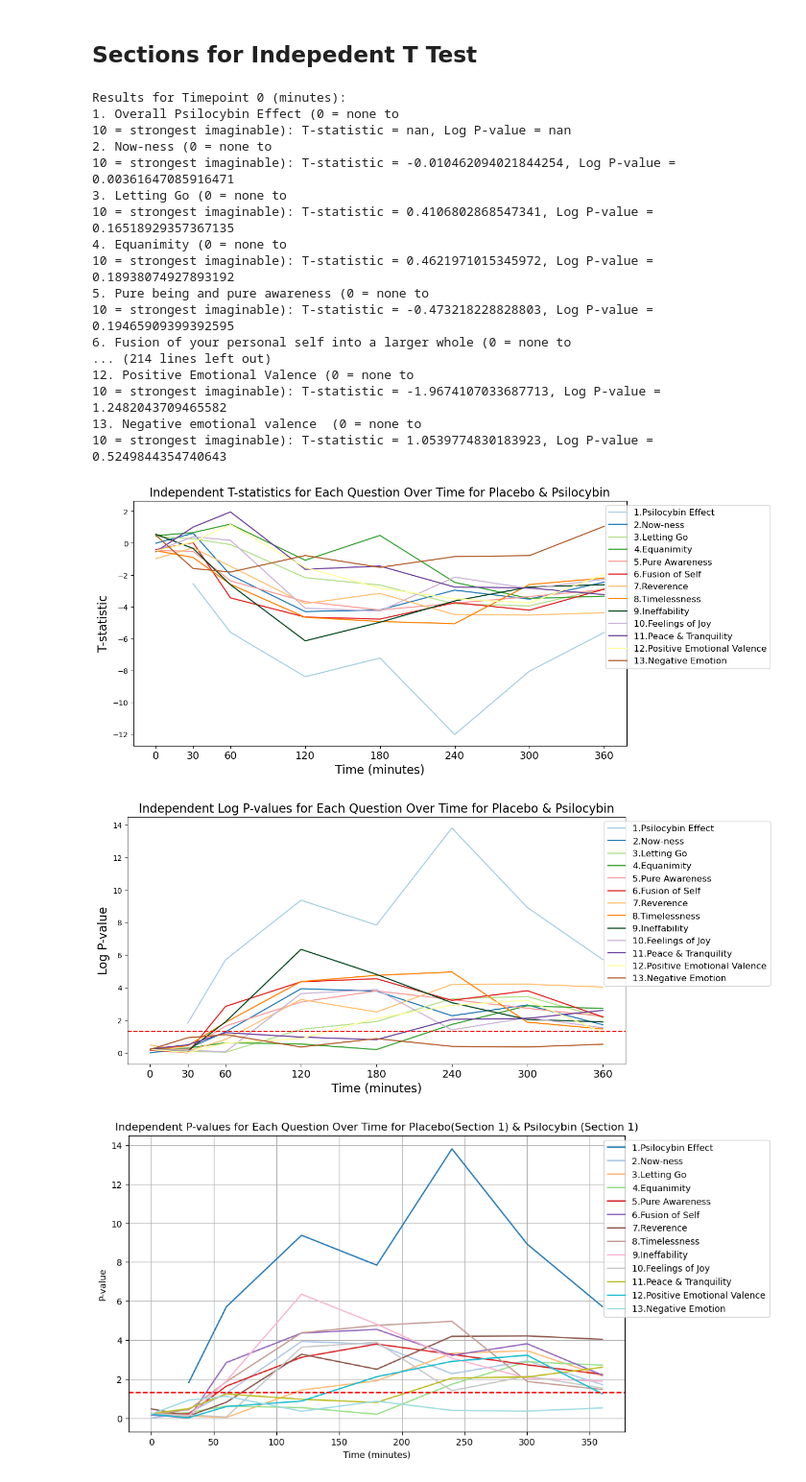
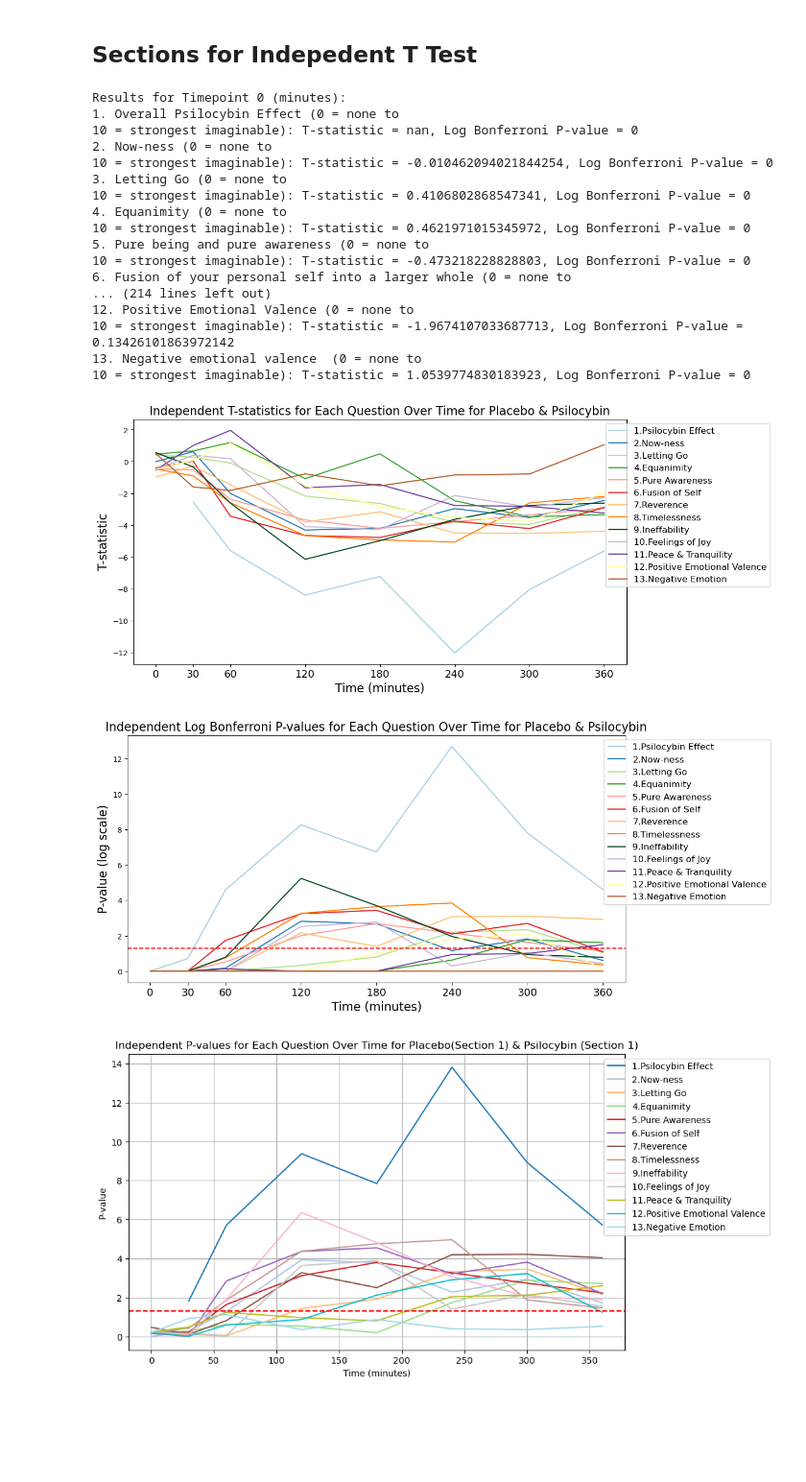
Before and after one commit to CambridgeCat13/neuropsil, a Jupyter notebook: Harriet_T-test.ipynb, the cells around one changed output. Shown at 96% size. Cells and saved outputs as stored; diff of their text form; code cells hidden in the pictures; blank space fills up the shorter version.

```diff
--- a/Harriet_T-test.ipynb
+++ b/Harriet_T-test.ipynb
@@ -261,15 +302,16 @@ custom_colors = [
 ]
 
 t_stats_by_question = {col: [] for col in rating_columns}
-log_p_values_by_question = {col: [] for col in rating_columns}
+log_bonferroni_p_values_by_question = {col: [] for col in rating_columns}
 
-# Extract Wilcoxon statistics and log p-values from paired_results_by_time
+# Extract Wilcoxon statistics and log Bonferroni p-values from paired_results_by_time
 for timepoint in timepoints:
     for col in rating_columns:
         t_stat, log_p_value = paired_results_by_time[timepoint][col]
         t_stats_by_question[col].append(t_stat if t_stat is not None else np.nan)
-        log_p_values_by_question[col].append(log_p_value if log_p_value is not None else np.nan)
+        log_bonferroni_p_values_by_question[col].append(log_p_value if log_p_value is not None else np.nan)
 
+# Plotting the Wilcoxon statistics over time
 plt.figure(figsize=(12, 6))
 for i, (col, short_col) in enumerate(zip(rating_columns, shortened_rating_columns)):
     plt.plot(timepoints, t_stats_by_question[col], label=short_col, color=custom_colors[i])
@@ -280,15 +322,15 @@ plt.xticks(specific_timepoints, fontsize=12)
 plt.legend(loc='upper right', bbox_to_anchor=(1.3, 1), fontsize=12)
 plt.show()
 
-# Plotting the log p-values over time
+# Plotting the log Bonferroni-corrected p-values over time
 plt.figure(figsize=(12, 6))
 for i, (col, short_col) in enumerate(zip(rating_columns, shortened_rating_columns)):
-    plt.plot(timepoints, log_p_values_by_question[col], label=short_col, color=custom_colors[i])
+    plt.plot(timepoints, log_bonferroni_p_values_by_question[col], label=short_col, color=custom_colors[i])
 plt.xlabel('Time (minutes)', fontsize=16)
-plt.ylabel('Log P-value', fontsize=16)
-plt.title('Log P-values for Each Question Over Time for Placebo and Psilocybin', fontsize=16)
+plt.ylabel('Log Bonferroni-Corrected P-value', fontsize=16)
+plt.title('P-values (Log-Scaled) for Each Question Over Time for Placebo and Psilocybin', fontsize=16)
 plt.xticks(specific_timepoints, fontsize=14)
-plt.axhline(y=-np.log10(0.05), color='r', linestyle='--')
+plt.axhline(y=-np.log10(0.05), color='r', linestyle='--')  # Threshold for significance
 plt.legend(loc='upper right', bbox_to_anchor=(1.3, 1), fontsize=12)
 plt.show()
 # %% [output]
@@ -307,37 +349,38 @@ for timepoint in timepoints:
     for col in rating_columns:
         if len(placebo_scores[col]) > 0 and len(psilocybin_scores[col]) > 0:
             t_stat, p_value = stats.ttest_ind(placebo_scores[col], psilocybin_scores[col], nan_policy='omit')
-            if p_value > 0:
-                log_p_value = -np.log10(p_value)
-            else:
-                log_p_value = np.nan
-
-            independent_results_by_time[timepoint][col] = (t_stat, log_p_value)
+            bonferroni_p_value = p_value * m
+            if bonferroni_p_value > 1:
+                bonferroni_p_value = 1
+            log_bonferroni_p_value = -np.log10(bonferroni_p_value) if bonferroni_p_value > 0 else 0
+            if log_bonferroni_p_value == -0.0:
+                log_bonferroni_p_value = 0
+            independent_results_by_time[timepoint][col] = (t_stat, log_bonferroni_p_value)
         else:
             independent_results_by_time[timepoint][col] = (None, None)
 
     print(f"Results for Timepoint {timepoint} (minutes):")
-    for col, (t_stat, log_p_value) in independent_results_by_time[timepoint].items():
-        print(f"{col}: T-statistic = {t_stat}, Log P-value = {log_p_value}")
+    for col, (t_stat, log_bonferroni_p_value) in independent_results_by_time[timepoint].items():
+        print(f"{col}: T-statistic = {t_stat}, Log Bonferroni P-value = {log_bonferroni_p_value}")
     print("\n")
 # %% [output]
 Results for Timepoint 0 (minutes):
 1. Overall Psilocybin Effect (0 = none to
-10 = strongest imaginable): T-statistic = nan, Log P-value = nan
+10 = strongest imaginable): T-statistic = nan, Log Bonferroni P-value = 0
 2. Now-ness (0 = none to
-10 = strongest imaginable): T-statistic = -0.010462094021844254, Log P-value = 0.00361647085916471
+10 = strongest imaginable): T-statistic = -0.010462094021844254, Log Bonferroni P-value = 0
 3. Letting Go (0 = none to
-10 = strongest imaginable): T-statistic = 0.4106802868547341, Log P-value = 0.16518929357367135
+10 = strongest imaginable): T-statistic = 0.4106802868547341, Log Bonferroni P-value = 0
 4. Equanimity (0 = none to
-10 = strongest imaginable): T-statistic = 0.4621971015345972, Log P-value = 0.18938074927893192
+10 = strongest imaginable): T-statistic = 0.4621971015345972, Log Bonferroni P-value = 0
 5. Pure being and pure awareness (0 = none to
-10 = strongest imaginable): T-statistic = -0.473218228828803, Log P-value = 0.19465909399392595
+10 = strongest imaginable): T-statistic = -0.473218228828803, Log Bonferroni P-value = 0
 6. Fusion of your personal self into a larger whole (0 = none to
 ... (214 lines left out)
 12. Positive Emotional Valence (0 = none to
-10 = strongest imaginable): T-statistic = -1.9674107033687713, Log P-value = 1.2482043709465582
+10 = strongest imaginable): T-statistic = -1.9674107033687713, Log Bonferroni P-value = 0.13426101863972142
 13. Negative emotional valence  (0 = none to
-10 = strongest imaginable): T-statistic = 1.0539774830183923, Log P-value = 0.5249844354740643
+10 = strongest imaginable): T-statistic = 1.0539774830183923, Log Bonferroni P-value = 0
 # %%
 t_stats_by_question_independent = {col: [] for col in rating_columns}
 log_p_value_by_question_independent = {col: [] for col in rating_columns}
@@ -345,39 +388,39 @@ log_p_value_by_question_independent = {col: [] for col in rating_columns}
 # Extract T-statistics and log P-values from independent_results_by_time
 for timepoint in timepoints:
     for col in rating_columns:
-        t_stat, log_p_value = independent_results_by_time[timepoint][col]
+        t_stat, log_bonferroni_p_value = independent_results_by_time[timepoint][col]
 
         # Store T-statistics
         t_stats_by_question_independent[col].append(t_stat if t_stat is not None else np.nan)
 
         # Store log P-values
-        log_p_value_by_question_independent[col].append(log_p_value if log_p_value is not None else np.nan)
+        log_p_value_by_question_independent[col].append(log_bonferroni_p_value if log_bonferroni_p_value is not None else np.nan)
 
 # Plotting the T-statistics over time
 plt.figure(figsize=(12, 6))
 for i, (col, short_col) in enumerate(zip(rating_columns, shortened_rating_columns)):
     plt.plot(timepoints, t_stats_by_question_independent[col], label=short_col, color=custom_colors[i])
 plt.xlabel('Time (minutes)', fontsize=16)
 plt.ylabel('T-statistic', fontsize=16)
 plt.title('Independent T-statistics for Each Question Over Time for Placebo & Psilocybin', fontsize=16)
 plt.xticks(specific_timepoints, fontsize=14)
 plt.legend(loc='upper right', bbox_to_anchor=(1.3, 1), fontsize=12)
 plt.show()
 
 # Plotting the log P-values over time
 plt.figure(figsize=(12, 6))
 for i, (col, short_col) in enumerate(zip(rating_columns, shortened_rating_columns)):
     plt.plot(timepoints, log_p_value_by_question_independent[col], label=short_col, color=custom_colors[i])
 plt.xlabel('Time (minutes)', fontsize=16)
-plt.ylabel('Log P-value', fontsize=16)
-plt.title('Independent Log P-values for Each Question Over Time for Placebo & Psilocybin', fontsize=16)
+plt.ylabel('P-value (log scale)', fontsize=16)
+plt.title('Independent Log Bonferroni P-values for Each Question Over Time for Placebo & Psilocybin', fontsize=16)
 plt.xticks(specific_timepoints, fontsize=14)
 plt.axhline(y=-np.log10(0.05), color='r', linestyle='--')  # Threshold for significance
 plt.legend(loc='upper right', bbox_to_anchor=(1.3, 1), fontsize=12)
 plt.show()
 # %% [output]
 [figure]
-[figure, old version]
+[figure, new version]
 # %%
 log_p_value_by_question_independent = {col: [] for col in rating_columns}
 
```
Also changed, not shown: parts of 6 cells of this notebook.
